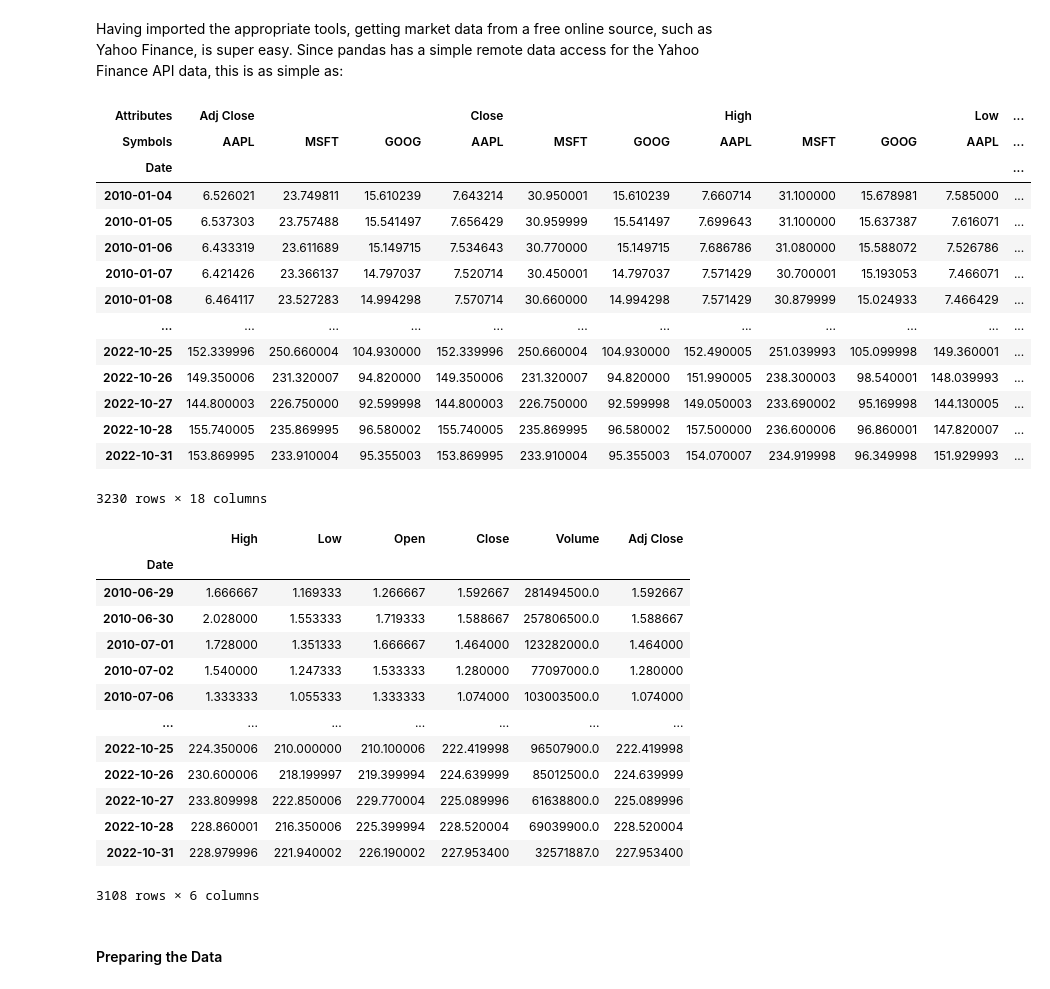
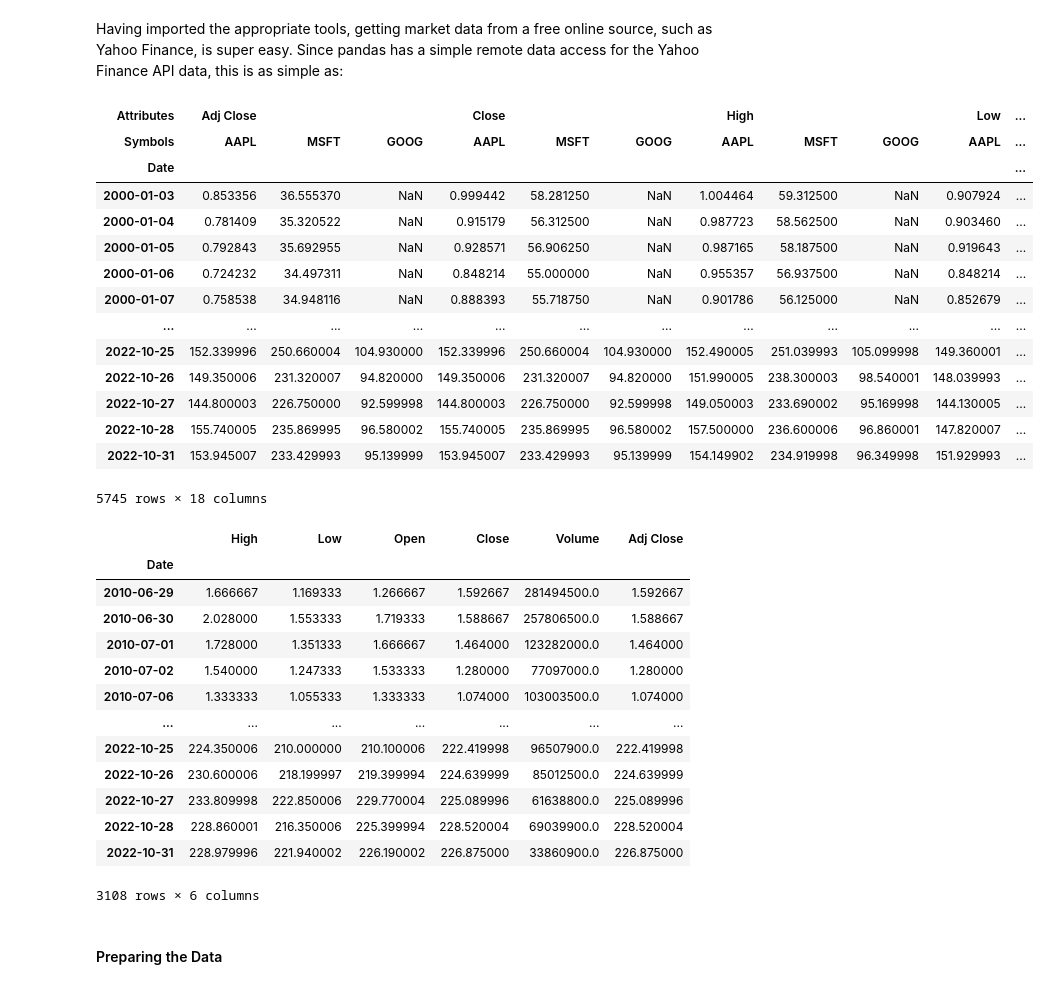
Before and after one commit to Jesus-Almansa/Final_Project_DA, a Jupyter notebook: project.ipynb, the cells around one changed output. Drawn from its saved outputs; the diff is of its cells as text; code cells hidden in the pictures.

```diff
--- a/project.ipynb
+++ b/project.ipynb
@@ -13,30 +13,30 @@ Having imported the appropriate tools, getting market data from a free online so
 # %%
 # Define the instruments to download. We would like to see Apple, Microsoft and the S&P500 index.
 tickers = ['AAPL', 'MSFT', 'GOOG']
 
 # We would like all available data from 01/01/2000 until 12/31/2016.
-start_date = '2010-01-01'
+start_date = '2000-01-01'
 end_date = '2022-10-31'
 
 # User pandas_reader.data.DataReader to load the desired data.
 df = data.DataReader(tickers, 'yahoo', start_date, end_date)
 df
 # %% [output]
 | Attributes | Adj Close |  |  | Close |  |  | High |  |  | Low | ... |
 | Symbols | AAPL | MSFT | GOOG | AAPL | MSFT | GOOG | AAPL | MSFT | GOOG | AAPL | ... |
 | Date |  |  |  |  |  |  |  |  |  |  | ... |
-| 2010-01-04 | 6.526021 | 23.749811 | 15.610239 | 7.643214 | 30.950001 | 15.610239 | 7.660714 | 31.100000 | 15.678981 | 7.585000 | ... |
-| 2010-01-05 | 6.537303 | 23.757488 | 15.541497 | 7.656429 | 30.959999 | 15.541497 | 7.699643 | 31.100000 | 15.637387 | 7.616071 | ... |
-| 2010-01-06 | 6.433319 | 23.611689 | 15.149715 | 7.534643 | 30.770000 | 15.149715 | 7.686786 | 31.080000 | 15.588072 | 7.526786 | ... |
-| 2010-01-07 | 6.421426 | 23.366137 | 14.797037 | 7.520714 | 30.450001 | 14.797037 | 7.571429 | 30.700001 | 15.193053 | 7.466071 | ... |
-| 2010-01-08 | 6.464117 | 23.527283 | 14.994298 | 7.570714 | 30.660000 | 14.994298 | 7.571429 | 30.879999 | 15.024933 | 7.466429 | ... |
+| 2000-01-03 | 0.853356 | 36.555370 | NaN | 0.999442 | 58.281250 | NaN | 1.004464 | 59.312500 | NaN | 0.907924 | ... |
+| 2000-01-04 | 0.781409 | 35.320522 | NaN | 0.915179 | 56.312500 | NaN | 0.987723 | 58.562500 | NaN | 0.903460 | ... |
+| 2000-01-05 | 0.792843 | 35.692955 | NaN | 0.928571 | 56.906250 | NaN | 0.987165 | 58.187500 | NaN | 0.919643 | ... |
+| 2000-01-06 | 0.724232 | 34.497311 | NaN | 0.848214 | 55.000000 | NaN | 0.955357 | 56.937500 | NaN | 0.848214 | ... |
+| 2000-01-07 | 0.758538 | 34.948116 | NaN | 0.888393 | 55.718750 | NaN | 0.901786 | 56.125000 | NaN | 0.852679 | ... |
 | ... | ... | ... | ... | ... | ... | ... | ... | ... | ... | ... | ... |
 | 2022-10-25 | 152.339996 | 250.660004 | 104.930000 | 152.339996 | 250.660004 | 104.930000 | 152.490005 | 251.039993 | 105.099998 | 149.360001 | ... |
 | 2022-10-26 | 149.350006 | 231.320007 | 94.820000 | 149.350006 | 231.320007 | 94.820000 | 151.990005 | 238.300003 | 98.540001 | 148.039993 | ... |
 | 2022-10-27 | 144.800003 | 226.750000 | 92.599998 | 144.800003 | 226.750000 | 92.599998 | 149.050003 | 233.690002 | 95.169998 | 144.130005 | ... |
 | 2022-10-28 | 155.740005 | 235.869995 | 96.580002 | 155.740005 | 235.869995 | 96.580002 | 157.500000 | 236.600006 | 96.860001 | 147.820007 | ... |
-| 2022-10-31 | 153.869995 | 233.910004 | 95.355003 | 153.869995 | 233.910004 | 95.355003 | 154.070007 | 234.919998 | 96.349998 | 151.929993 | ... |
+| 2022-10-31 | 153.945007 | 233.429993 | 95.139999 | 153.945007 | 233.429993 | 95.139999 | 154.149902 | 234.919998 | 96.349998 | 151.929993 | ... |
-3230 rows × 18 columns
+5745 rows × 18 columns
 # %%
 tesla = data.DataReader('TSLA', 'yahoo', start_date, end_date)
 tesla
@@ -53,7 +53,7 @@ tesla
 | 2022-10-26 | 230.600006 | 218.199997 | 219.399994 | 224.639999 | 85012500.0 | 224.639999 |
 | 2022-10-27 | 233.809998 | 222.850006 | 229.770004 | 225.089996 | 61638800.0 | 225.089996 |
 | 2022-10-28 | 228.860001 | 216.350006 | 225.399994 | 228.520004 | 69039900.0 | 228.520004 |
-| 2022-10-31 | 228.979996 | 221.940002 | 226.190002 | 227.953400 | 32571887.0 | 227.953400 |
+| 2022-10-31 | 228.979996 | 221.940002 | 226.190002 | 226.875000 | 33860900.0 | 226.875000 |
 3108 rows × 6 columns
 # %% [markdown]
 #### Preparing the Data
```
Also changed, not shown: parts of 6 cells of this notebook.
